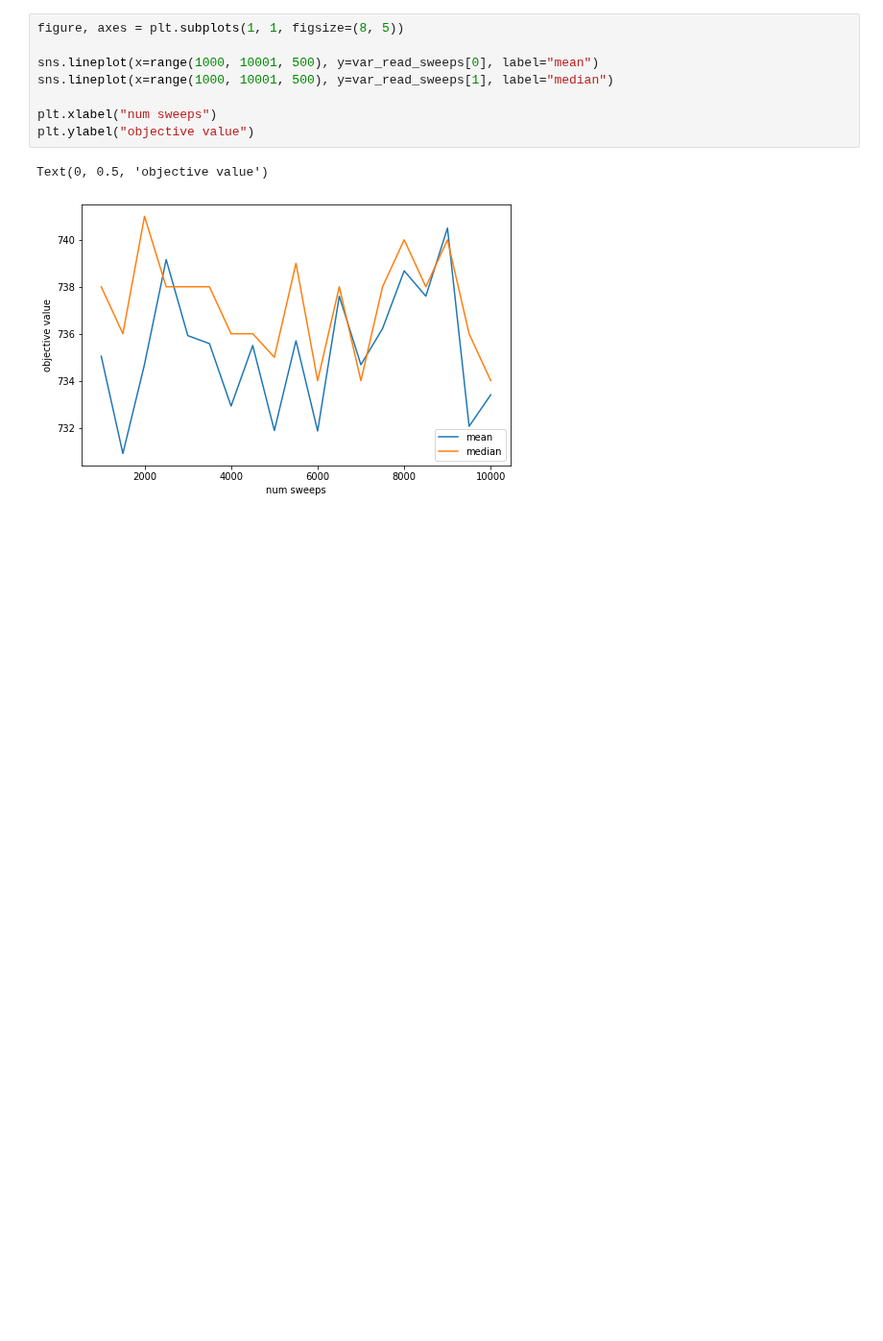
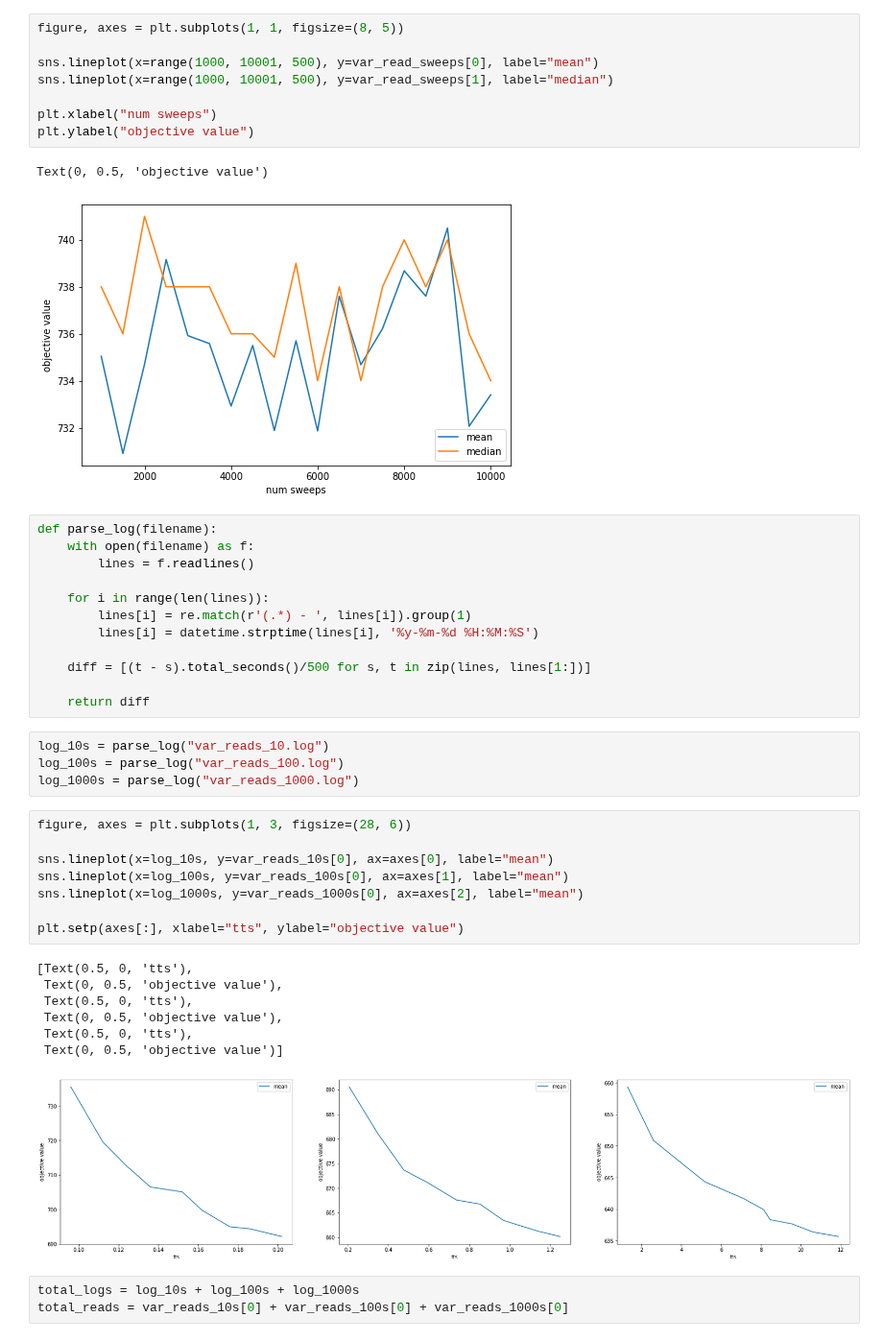
Before and after one commit to ayjchen/qap-qubo, a Jupyter notebook: plot.ipynb, the cells around one changed output. Shown at 96% size. Saved outputs shown, nothing was run; the diff lists cells and outputs as text; blank space fills up the shorter version.

```diff
--- a/plot.ipynb
+++ b/plot.ipynb
@@ -67,3 +71,38 @@ plt.ylabel("objective value")
 # %% [output]
 Text(0, 0.5, 'objective value')
 [figure]
+# %%
+def parse_log(filename):
+    with open(filename) as f:
+        lines = f.readlines()
+
+    for i in range(len(lines)):
+        lines[i] = re.match(r'(.*) - ', lines[i]).group(1)
+        lines[i] = datetime.strptime(lines[i], '%y-%m-%d %H:%M:%S')
+
+    diff = [(t - s).total_seconds()/500 for s, t in zip(lines, lines[1:])]
+
+    return diff
+# %%
+log_10s = parse_log("var_reads_10.log")
+log_100s = parse_log("var_reads_100.log")
+log_1000s = parse_log("var_reads_1000.log")
+# %%
+figure, axes = plt.subplots(1, 3, figsize=(28, 6))
+
+sns.lineplot(x=log_10s, y=var_reads_10s[0], ax=axes[0], label="mean")
+sns.lineplot(x=log_100s, y=var_reads_100s[0], ax=axes[1], label="mean")
+sns.lineplot(x=log_1000s, y=var_reads_1000s[0], ax=axes[2], label="mean")
+
+plt.setp(axes[:], xlabel="tts", ylabel="objective value")
+# %% [output]
+[Text(0.5, 0, 'tts'),
+ Text(0, 0.5, 'objective value'),
+ Text(0.5, 0, 'tts'),
+ Text(0, 0.5, 'objective value'),
+ Text(0.5, 0, 'tts'),
+ Text(0, 0.5, 'objective value')]
+[figure, added]
+# %%
+total_logs = log_10s + log_100s + log_1000s
+total_reads = var_reads_10s[0] + var_reads_100s[0] + var_reads_1000s[0]
```
Also changed, not shown: parts of 6 cells of this notebook.
